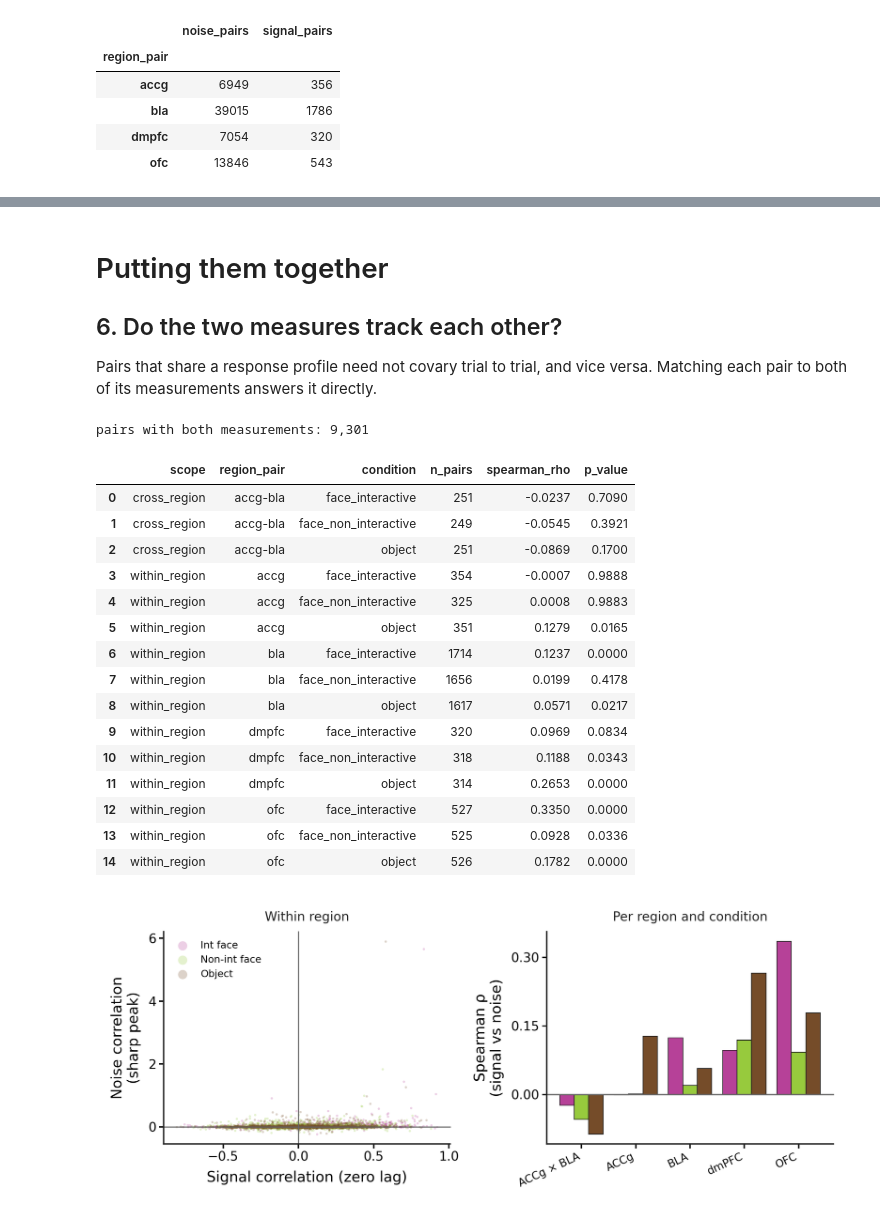
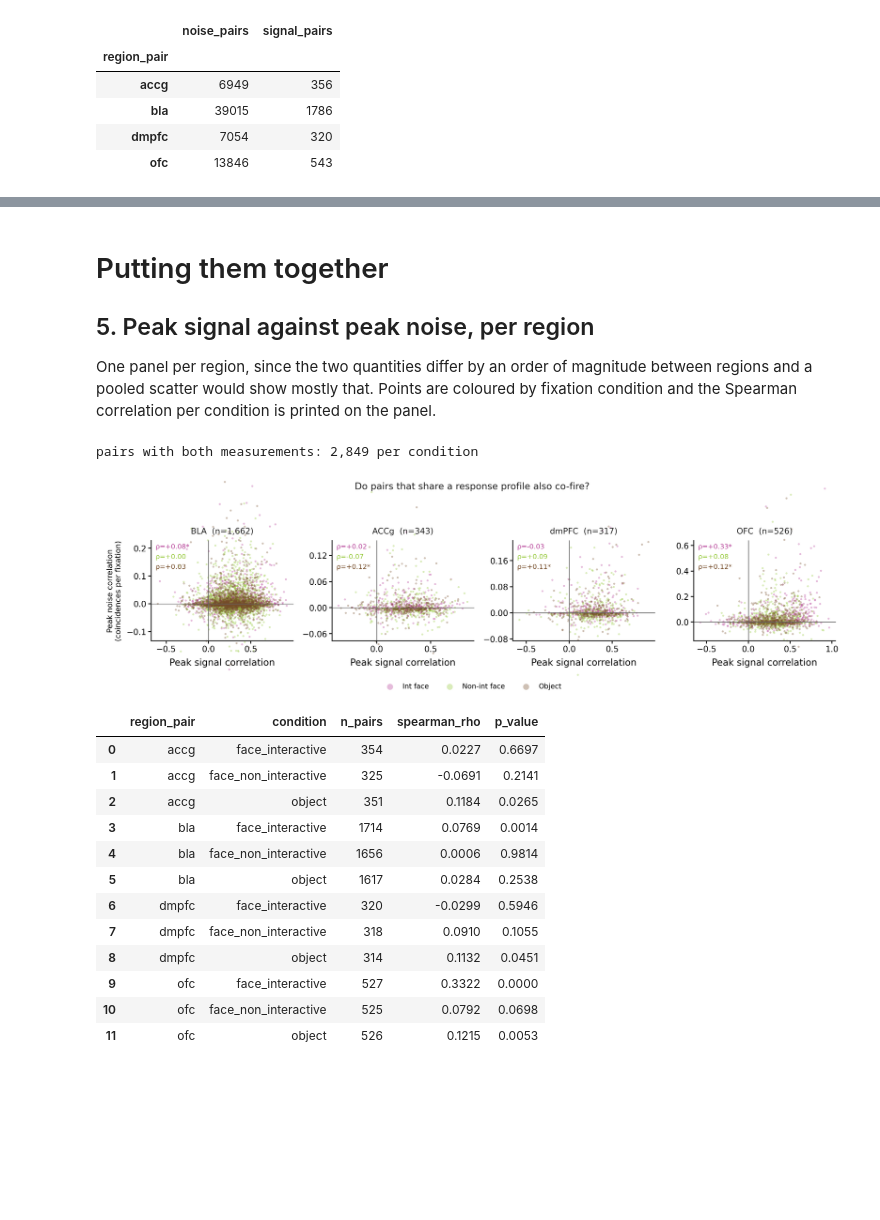
Before and after one commit to gprabaha/dal_monte_2022_analysis, a Jupyter notebook: notebooks/pair_correlation_overview/pair_correlation_overview.ipynb, the cells around one changed output, grey strips where cells are left out. Saved outputs shown, nothing was run; the diff lists cells and outputs as text; code cells hidden in the pictures; blank space fills up the shorter version.

```diff
--- a/notebooks/pair_correlation_overview/pair_correlation_overview.ipynb
+++ b/notebooks/pair_correlation_overview/pair_correlation_overview.ipynb
@@ -250,38 +228,40 @@ display(
 # %% [markdown]
 # Putting them together
 
-## 6. Do the two measures track each other?
+## 5. Peak signal against peak noise, per region
 
-Pairs that share a response profile need not covary trial to trial, and vice
-versa. Matching each pair to both of its measurements answers it directly.
+One panel per region, since the two quantities differ by an order of magnitude
+between regions and a pooled scatter would show mostly that. Points are coloured
+by fixation condition and the Spearman correlation per condition is printed on
+the panel.
 # %%
 joined = sc.join_with_noise_correlation(signal, signal_settings)
+joined = joined.loc[joined["scope"] == "within_region"]
 correlations = sc.correlate_signal_with_noise(joined)
-print(f"pairs with both measurements: {len(joined):,}")
-display(correlations.round(4))
+print(f"pairs with both measurements: {len(joined) // 3:,} per condition")
 
-from dal_monte_2022_analysis.ephys.plotting import fixation_signal_correlation as sigviz
-sig_figs = sigviz.SignalCorrelationPlotSettings(output_dir=FIGURE_DIR)
-fig, paths = sigviz.plot_signal_vs_noise(joined, correlations, sig_figs,
-                                         stem="fig06_signal_vs_noise")
+fig, paths = viz.plot_peak_signal_vs_noise(joined, correlations, figs)
 display(Image(filename=str(paths["png"])))
+
+display(
+    correlations.loc[
+        :, ["region_pair", "condition", "n_pairs", "spearman_rho", "p_value"]
+    ].round(4)
+)
 # %% [output]
-pairs with both measurements: 9,301
+pairs with both measurements: 2,849 per condition
+[figure, new version]
-|  | scope | region_pair | condition | n_pairs | spearman_rho | p_value |
-| 0 | cross_region | accg-bla | face_interactive | 251 | -0.0237 | 0.7090 |
-| 1 | cross_region | accg-bla | face_non_interactive | 249 | -0.0545 | 0.3921 |
-| 2 | cross_region | accg-bla | object | 251 | -0.0869 | 0.1700 |
-| 3 | within_region | accg | face_interactive | 354 | -0.0007 | 0.9888 |
-| 4 | within_region | accg | face_non_interactive | 325 | 0.0008 | 0.9883 |
-| 5 | within_region | accg | object | 351 | 0.1279 | 0.0165 |
-| 6 | within_region | bla | face_interactive | 1714 | 0.1237 | 0.0000 |
-| 7 | within_region | bla | face_non_interactive | 1656 | 0.0199 | 0.4178 |
-| 8 | within_region | bla | object | 1617 | 0.0571 | 0.0217 |
-| 9 | within_region | dmpfc | face_interactive | 320 | 0.0969 | 0.0834 |
-| 10 | within_region | dmpfc | face_non_interactive | 318 | 0.1188 | 0.0343 |
-| 11 | within_region | dmpfc | object | 314 | 0.2653 | 0.0000 |
-| 12 | within_region | ofc | face_interactive | 527 | 0.3350 | 0.0000 |
-| 13 | within_region | ofc | face_non_interactive | 525 | 0.0928 | 0.0336 |
-| 14 | within_region | ofc | object | 526 | 0.1782 | 0.0000 |
+|  | region_pair | condition | n_pairs | spearman_rho | p_value |
+| 0 | accg | face_interactive | 354 | 0.0227 | 0.6697 |
+| 1 | accg | face_non_interactive | 325 | -0.0691 | 0.2141 |
+| 2 | accg | object | 351 | 0.1184 | 0.0265 |
+| 3 | bla | face_interactive | 1714 | 0.0769 | 0.0014 |
+| 4 | bla | face_non_interactive | 1656 | 0.0006 | 0.9814 |
+| 5 | bla | object | 1617 | 0.0284 | 0.2538 |
+| 6 | dmpfc | face_interactive | 320 | -0.0299 | 0.5946 |
+| 7 | dmpfc | face_non_interactive | 318 | 0.0910 | 0.1055 |
+| 8 | dmpfc | object | 314 | 0.1132 | 0.0451 |
+| 9 | ofc | face_interactive | 527 | 0.3322 | 0.0000 |
+| 10 | ofc | face_non_interactive | 525 | 0.0792 | 0.0698 |
+| 11 | ofc | object | 526 | 0.1215 | 0.0053 |
-[figure, old version]
 # %% [markdown]
```
Also changed, not shown: parts of 13 cells of this notebook, 5 other files.
